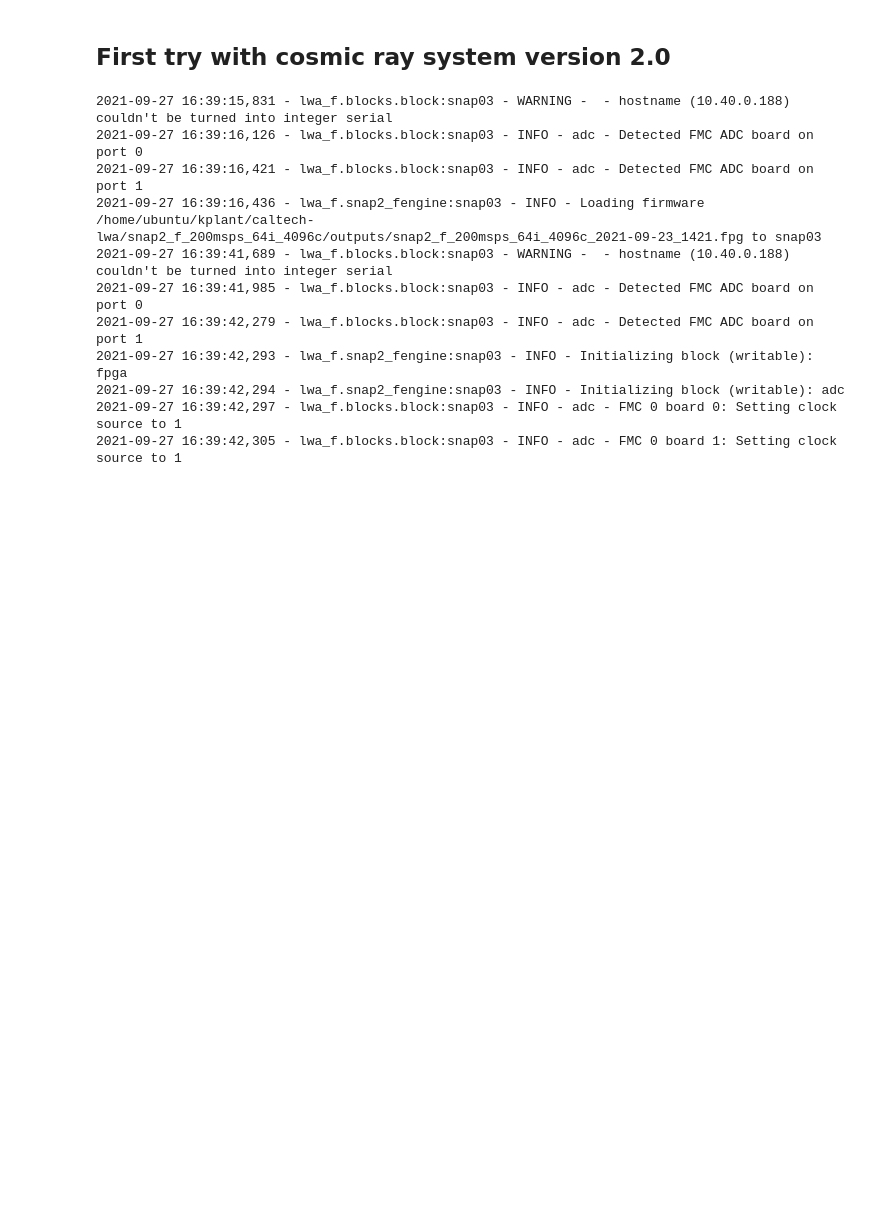
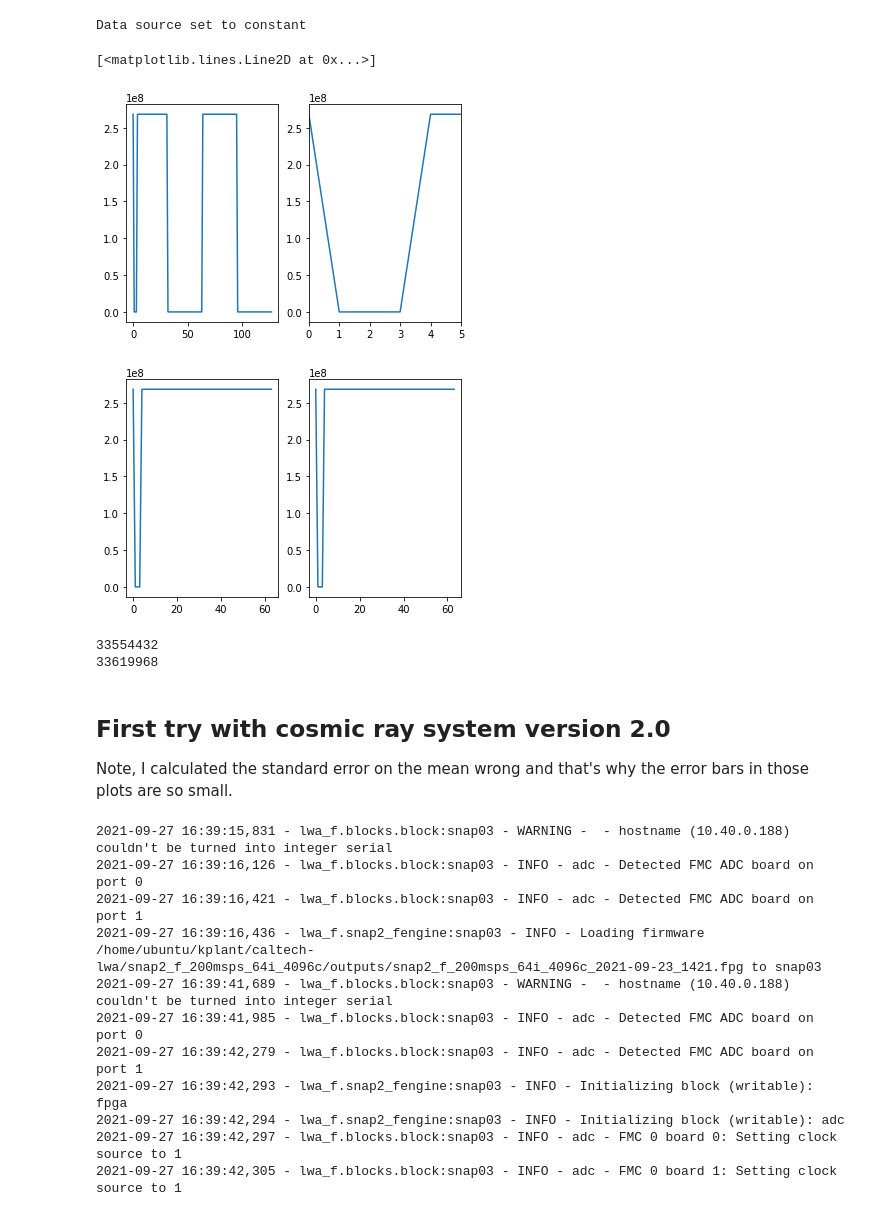
Before and after one commit to realtimeradio/caltech-lwa, a Jupyter notebook: cosmic_ray_scripts/snap2_control/individual_antenna_threshold_scan.ipynb, the cells around one changed output. Cells and saved outputs as stored; diff of their text form; code cells hidden in the pictures; blank space fills up the shorter version.

```diff
--- a/cosmic_ray_scripts/snap2_control/individual_antenna_threshold_scan.ipynb
+++ b/cosmic_ray_scripts/snap2_control/individual_antenna_threshold_scan.ipynb
@@ -24,5 +291,62 @@ brdname='snap03'
+# %%
+brdname3='snap03'
+casperbrd3 = casperfpga.CasperFpga(brdname3, transport=casperfpga.TapcpTransport)
+# %%
+def old_read_threshold_rates(casperbrd):
+    #Reads the shared BRAMs that hold the number of times the individual antennas exceed thresholds in the last 2^28 clock cycles
+    #Returns an array of length 64 for the rate each antenna exceeds the core threshold and another for the rate exceeding veto threshold
+    #casperbrd is a casperfpga CasperFpga object
+    core = np.zeros(64)
+    veto = np.zeros(64)
+    core[:32]= struct.unpack('>32l',casperbrd.read("cosmic_ray_thresh_rate1",32*4,0))
+    core[32:]= struct.unpack('>32l',casperbrd.read("cosmic_ray_thresh_rate2",32*4,0))
+    veto[:32]= struct.unpack('>32l',casperbrd.read("cosmic_ray_veto_thresh_rate1",32*4,0))
+    veto[32:]= struct.unpack('>32l',casperbrd.read("cosmic_ray_veto_thresh_rate3",32*4,0))
+    return core, veto
+# %%
+n=2
+setup_data_source(casperbrd3,"constant")
+
+setvalue(casperbrd3,"trigger_power_thresh","cr_registers.xlsx",n**2)
+setvalue(casperbrd3,"veto_power_thresh","cr_registers.xlsx",n**2)
+
+time.sleep(2)  #have to wait for it to update
+#core,veto = old_read_threshold_rates(casperbrd3)
+#plt.subplot(121)
+#plt.plot(core)
+#plt.subplot(122)
+#plt.plot(veto)
+
+plt.subplot(121)
+values1=struct.unpack('>64l',casperbrd3.read("cosmic_ray_thresh_rate1",64*4,0))
+values2=struct.unpack('>64l',casperbrd3.read("cosmic_ray_thresh_rate2",64*4,0))
+plt.plot(np.concatenate((values1,values2)))
+
+plt.subplot(122)
+plt.plot(np.concatenate((values1,values2)))
+plt.xlim(0,5)
+
+plt.figure()
+core,veto = old_read_threshold_rates(casperbrd3)
+plt.subplot(121)
+plt.plot(core)
+plt.subplot(122)
+plt.plot(veto)
+# %% [output]
+Data source set to constant
+[<matplotlib.lines.Line2D at 0x...>]
+[figure, added]
+[figure, added]
+# %%
+casperbrd3.listdev()
+print(casperbrd3.read_int("cosmic_ray_version_version"))
+print(casperbrd.read_int("cosmic_ray_version_version"))
+# %% [output]
+33554432
+33619968
 # %% [markdown]
 ## First try with cosmic ray system version 2.0
+Note, I calculated the standard error on the mean wrong and that's why the error bars in those plots are so small.
 # %%
 fpgfile="/home/ubuntu/kplant/caltech-lwa/snap2_f_200msps_64i_4096c/outputs/snap2_f_200msps_64i_4096c_2021-09-23_1421.fpg"
 brdname='snap03'
```
Also changed, not shown: parts of 14 cells of this notebook, 1 other file.
